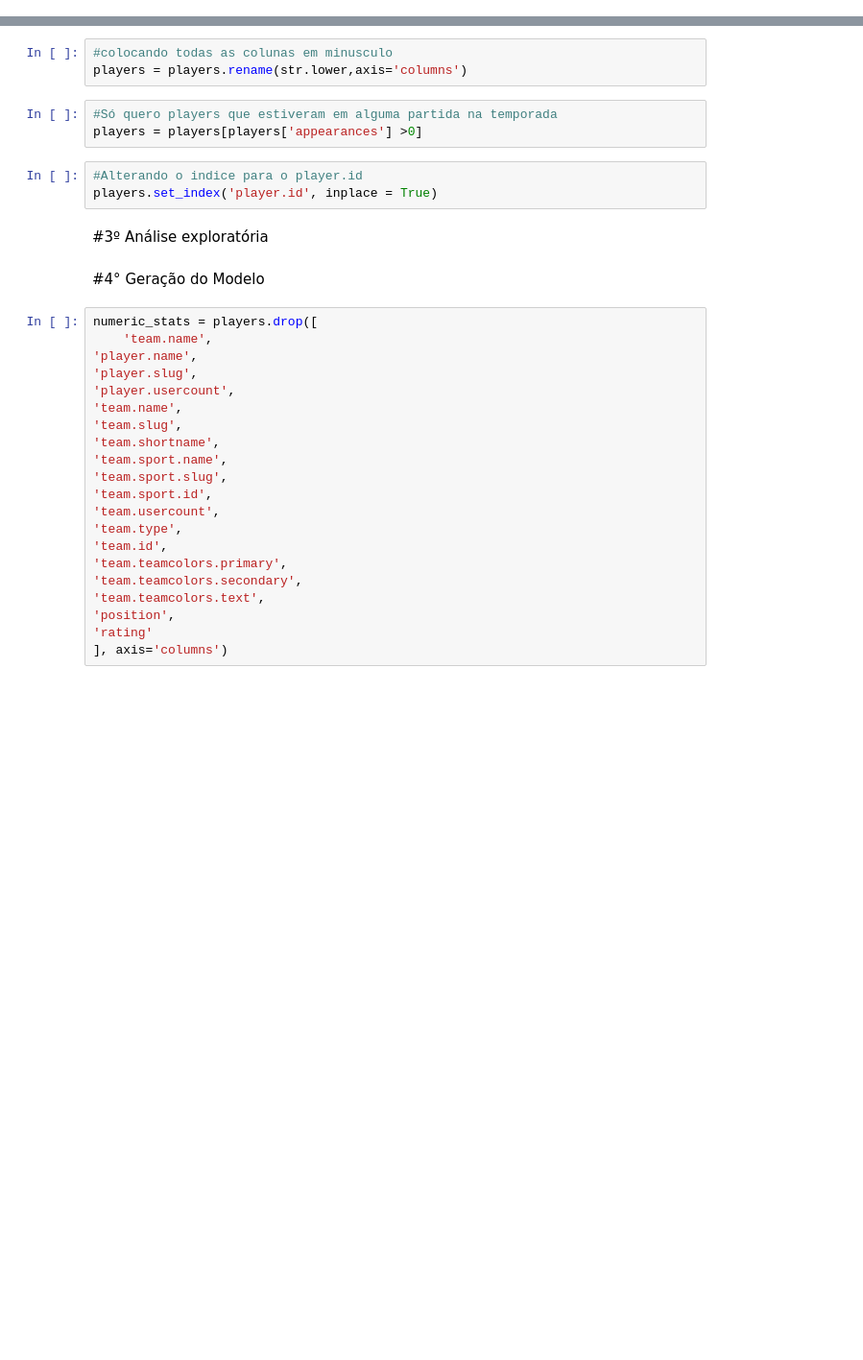
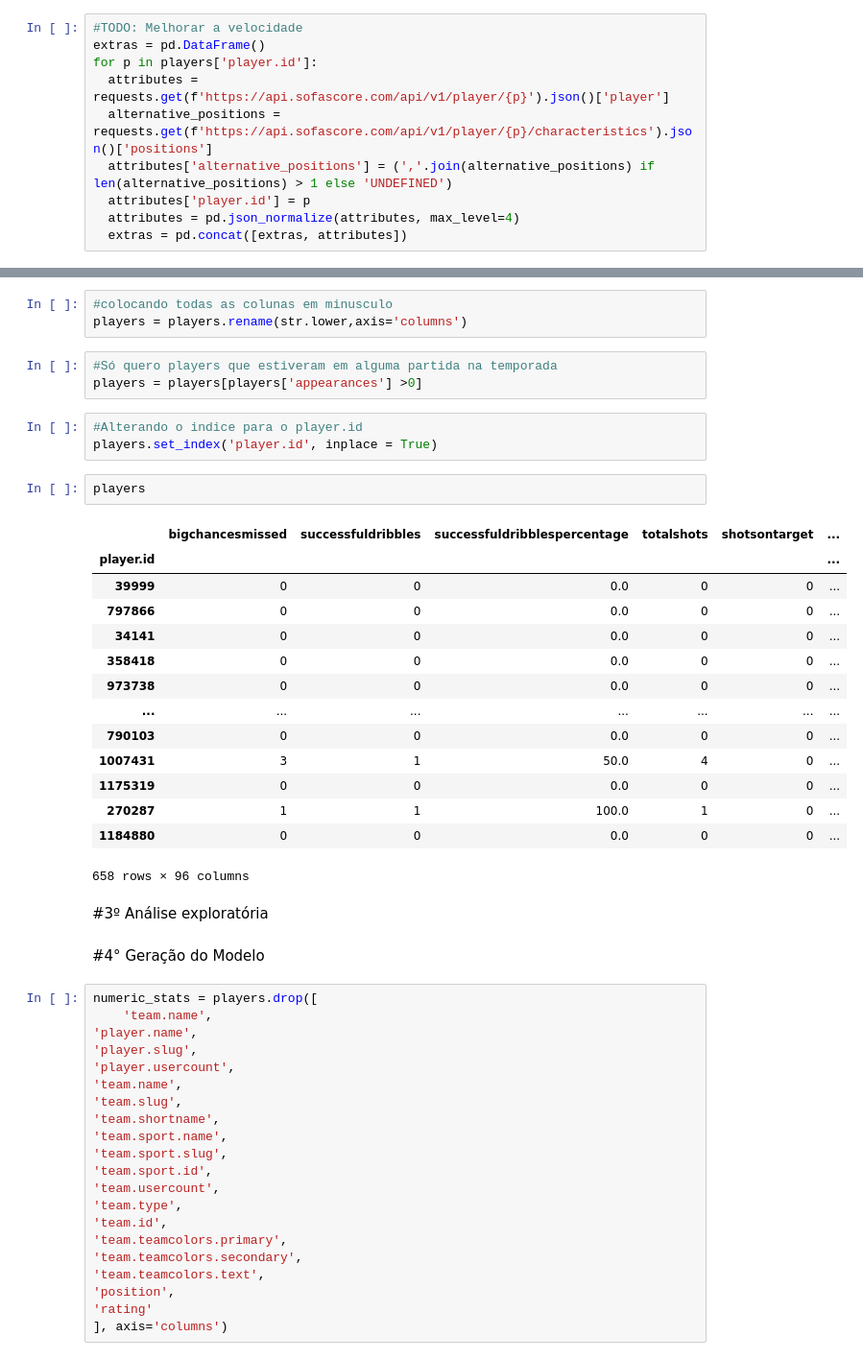
Before and after one commit to tiagosilveiraa/portifoliods, a Jupyter notebook: Recomendação_de_Jogadores.ipynb, the cells around one changed output, grey strips where cells are left out. Shown: that part at 96% size. Saved outputs shown, nothing was run; the diff lists cells and outputs as text; blank space fills up the shorter version.

```diff
--- a/Recomendação_de_Jogadores.ipynb
+++ b/Recomendação_de_Jogadores.ipynb
@@ -38,0 +130,10 @@ def get_stats(competitions):
+# %%
+#TODO: Melhorar a velocidade
+extras = pd.DataFrame()
+for p in players['player.id']:
+  attributes = requests.get(f'https://api.sofascore.com/api/v1/player/{p}').json()['player']
+  alternative_positions = requests.get(f'https://api.sofascore.com/api/v1/player/{p}/characteristics').json()['positions']
+  attributes['alternative_positions'] = (','.join(alternative_positions) if len(alternative_positions) > 1 else 'UNDEFINED')
+  attributes['player.id'] = p
+  attributes = pd.json_normalize(attributes, max_level=4)
+  extras = pd.concat([extras, attributes])
@@ -49,6 +207,23 @@ players = players[players['appearances'] >0]
 # %%
 #Alterando o indice para o player.id
 players.set_index('player.id', inplace = True)
+# %%
+players
+# %% [output]
+|  | bigchancesmissed | successfuldribbles | successfuldribblespercentage | totalshots | shotsontarget | ... |
+| player.id |  |  |  |  |  | ... |
+| 39999 | 0 | 0 | 0.0 | 0 | 0 | ... |
+| 797866 | 0 | 0 | 0.0 | 0 | 0 | ... |
+| 34141 | 0 | 0 | 0.0 | 0 | 0 | ... |
+| 358418 | 0 | 0 | 0.0 | 0 | 0 | ... |
+| 973738 | 0 | 0 | 0.0 | 0 | 0 | ... |
+| ... | ... | ... | ... | ... | ... | ... |
+| 790103 | 0 | 0 | 0.0 | 0 | 0 | ... |
+| 1007431 | 3 | 1 | 50.0 | 4 | 0 | ... |
+| 1175319 | 0 | 0 | 0.0 | 0 | 0 | ... |
+| 270287 | 1 | 1 | 100.0 | 1 | 0 | ... |
+| 1184880 | 0 | 0 | 0.0 | 0 | 0 | ... |
+658 rows × 96 columns
 # %% [markdown]
 #3º Análise exploratória
 # %% [markdown]
```
Also changed, not shown: parts of 20 cells of this notebook.
